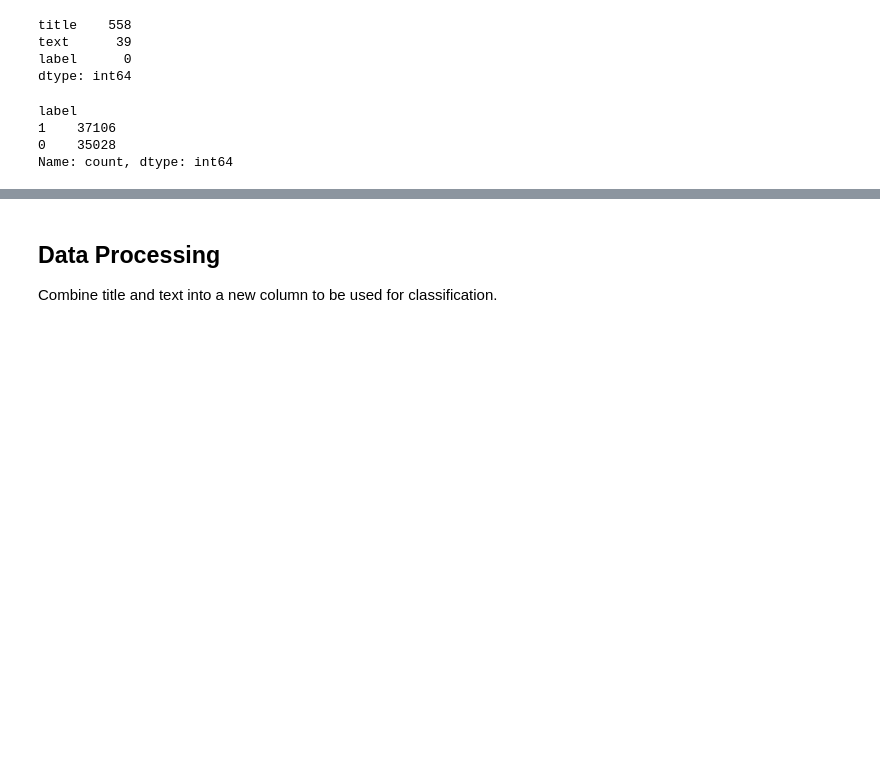
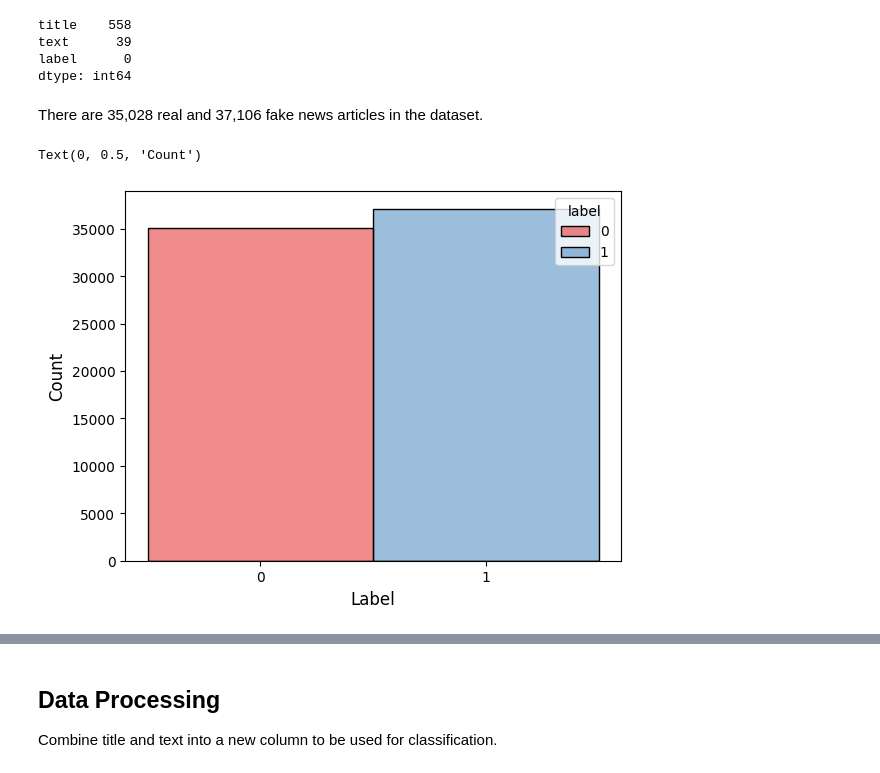
Before and after one commit to calebrauscher/IBM_supervised_learning, a Jupyter notebook: fake_news.ipynb, the cells around one changed output, grey strips where cells are left out. Drawn from its saved outputs; the diff is of its cells as text; code cells hidden in the pictures; blank space fills up the shorter version.

Commit message:
adding visualizations

```diff
--- a/fake_news.ipynb
+++ b/fake_news.ipynb
@@ -89,10 +89,13 @@ title    558
 text      39
 label      0
 dtype: int64
-# %%
-df["label"].value_counts()
-# %% [output]
-label
-1    37106
-0    35028
-Name: count, dtype: int64
+# %% [markdown]
+There are 35,028 real and 37,106 fake news articles in the dataset.
+# %%
+sns.histplot(data=df, x="label", bins=2, palette="Set1", hue="label", discrete=True)
+plt.xticks([0, 1], ["0", "1"])
+plt.xlabel("Label", fontsize=12)
+plt.ylabel("Count", fontsize=12)
+# %% [output]
+Text(0, 0.5, 'Count')
+[figure, added]
```
Also changed, not shown: parts of 6 cells of this notebook.
